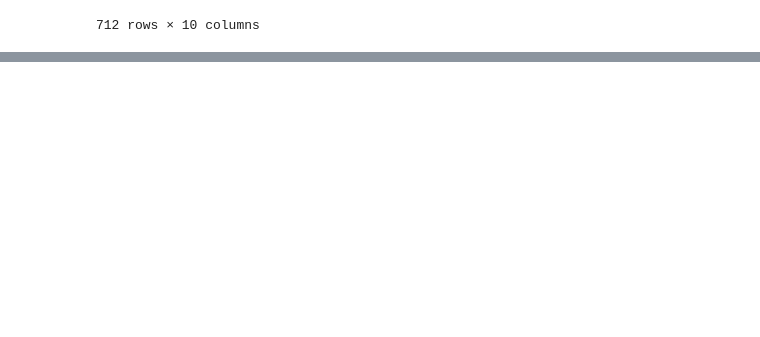
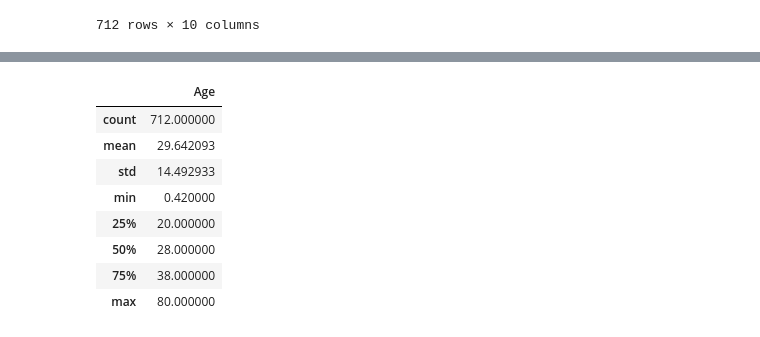
Before and after one commit to AmitSamra/Titanic, a Jupyter notebook: Titanic.ipynb, the cells around one changed output, grey strips where cells are left out. Cells and saved outputs as stored; diff of their text form; code cells hidden in the pictures; blank space fills up the shorter version.

```diff
--- a/Titanic.ipynb
+++ b/Titanic.ipynb
@@ -140,0 +155,13 @@ df_main
+# %%
+df_Age = pd.DataFrame(df_main.Age.describe())
+df_Age
+# %% [output]
+|  | Age |
+| count | 712.000000 |
+| mean | 29.642093 |
+| std | 14.492933 |
+| min | 0.420000 |
+| 25% | 20.000000 |
+| 50% | 28.000000 |
+| 75% | 38.000000 |
+| max | 80.000000 |
```
Also changed, not shown: parts of 5 cells of this notebook.
